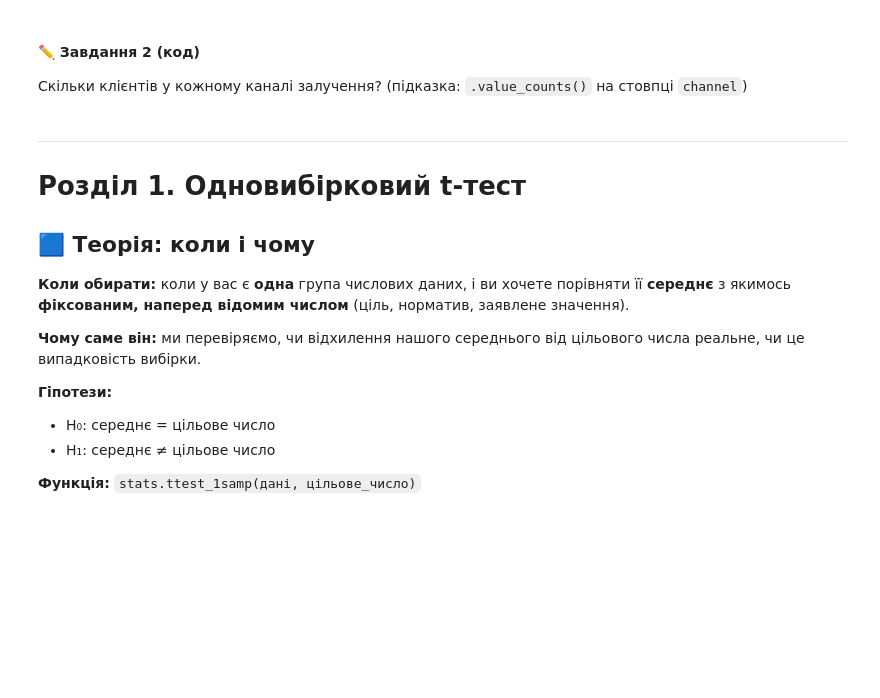
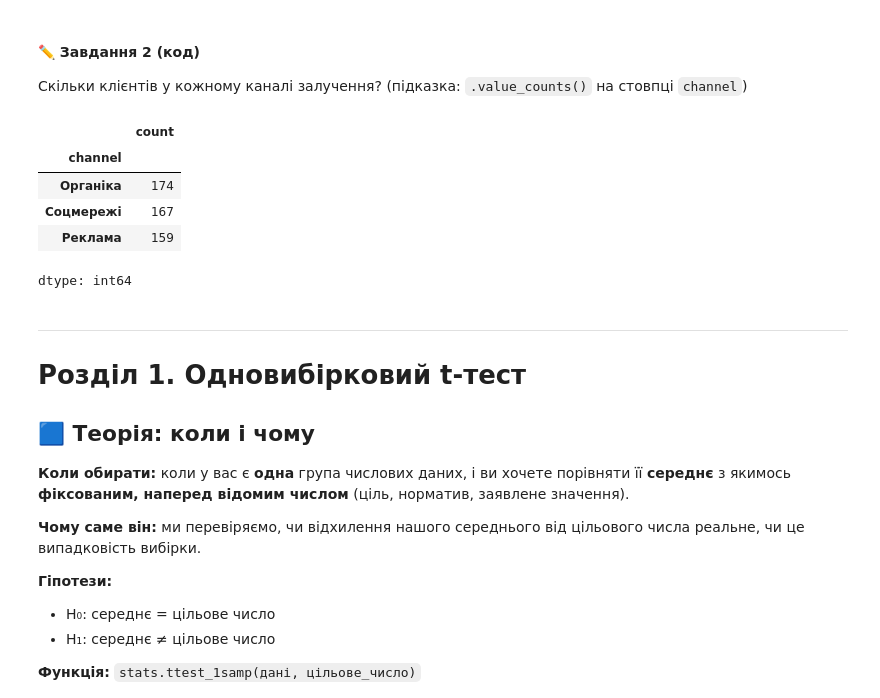
Before and after one commit to rudmaxx/DTA_Python, a Jupyter notebook: Statistic/practice_stat_tests.ipynb, the cells around one changed output. Drawn from its saved outputs; the diff is of its cells as text; code cells hidden in the pictures; blank space fills up the shorter version.

```diff
--- a/Statistic/practice_stat_tests.ipynb
+++ b/Statistic/practice_stat_tests.ipynb
@@ -73,6 +93,14 @@ df.head()
 Скільки клієнтів у кожному каналі залучення? (підказка: `.value_counts()` на стовпці `channel`)
 # %%
 # Завдання 2:
+df['channel'].value_counts()
+# %% [output]
+|  | count |
+| channel |  |
+| Органіка | 174 |
+| Соцмережі | 167 |
+| Реклама | 159 |
+dtype: int64
 # %% [markdown]
 ---
 # Розділ 1. Одновибірковий t-тест
```
Also changed, not shown: parts of 10 cells of this notebook.
